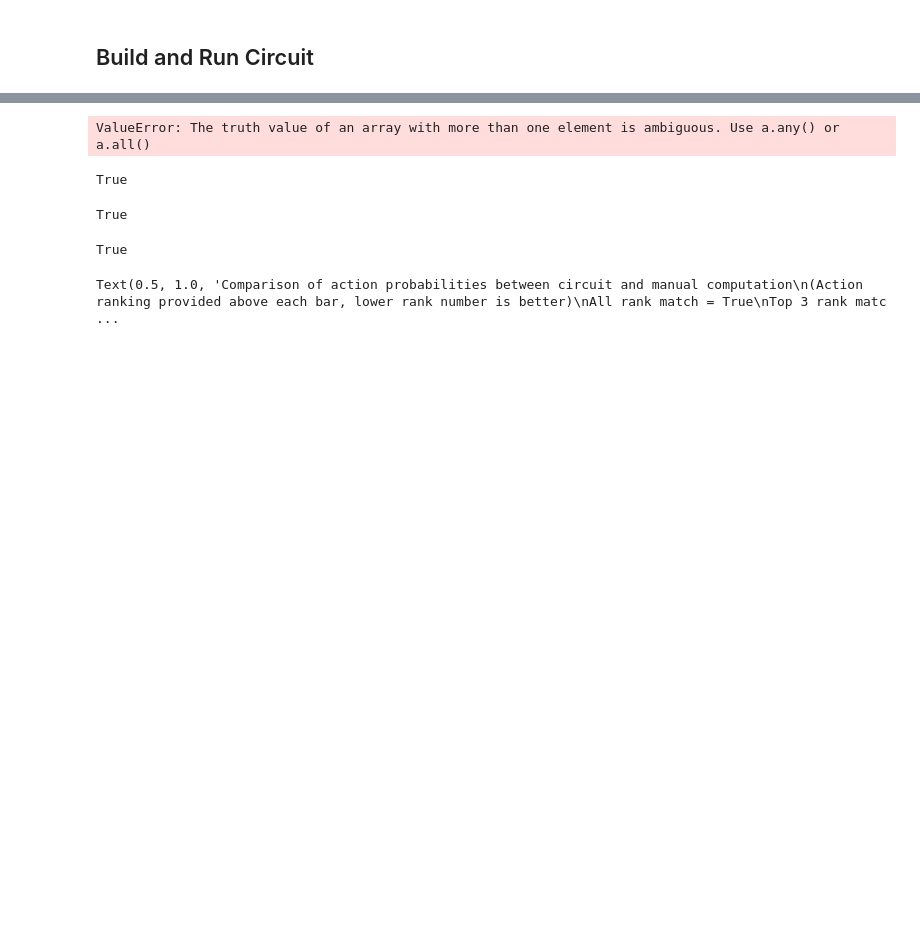
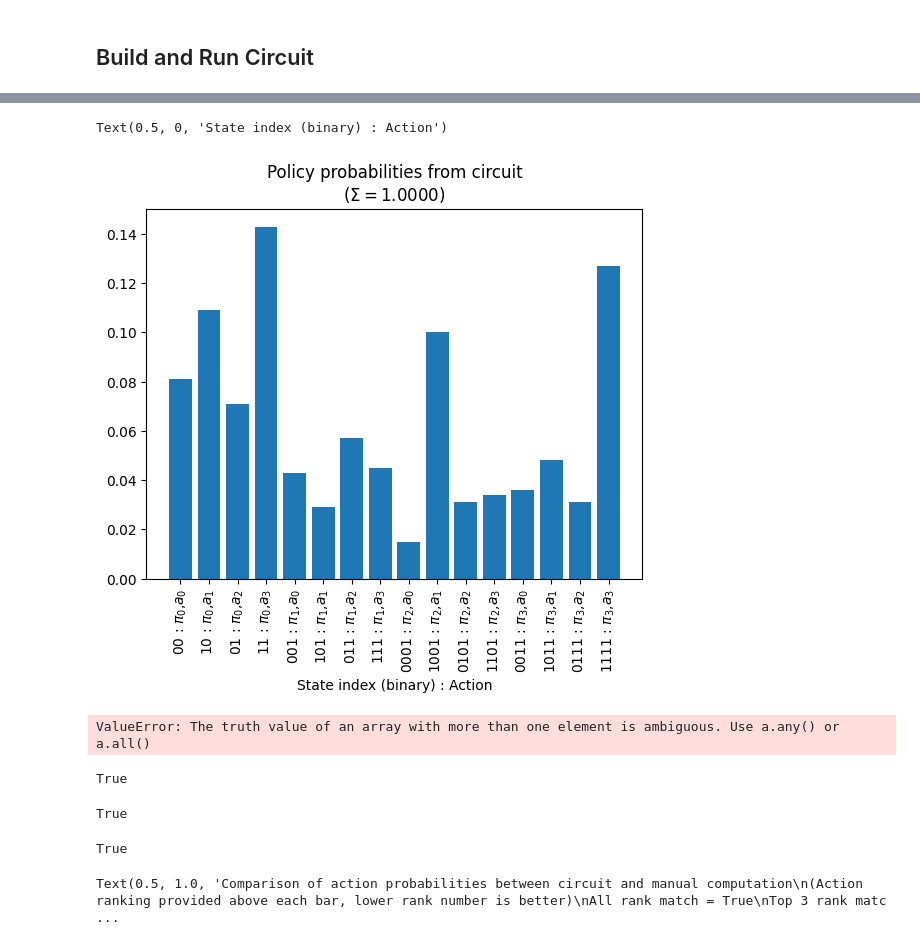
Before and after one commit to news-vt/qnrl, a Jupyter notebook: amplitude-kickback-multipolicy.ipynb, the cells around one changed output, grey strips where cells are left out. Cells and saved outputs as stored; diff of their text form; code cells hidden in the pictures; blank space fills up the shorter version.

Commit message:
Sample policy+action qubits

```diff
--- a/amplitude-kickback-multipolicy.ipynb
+++ b/amplitude-kickback-multipolicy.ipynb
@@ -593,3 +597,16 @@ Text(0.5, 0, 'State index (binary) : Action')
+# %%
+### Probabilities derived from measuring the returns qubits in the circuit.
+### NOTE - I've found that the result plotted below will be scaled by a factor of 1/n_actions.
+
+pairs = [(p,a) for p in range(n_policies) for a in range(n_actions)]
+
+plt.bar(np.arange(len(pairs)), probs_policies_actions)
+plt.xticks(np.arange(len(pairs)), [f"{i:0{d_policies}b}"[::-1] + f" : $\\pi_{{{p}}}$,$a_{{{a}}}$" for i, (p,a) in enumerate(pairs)], rotation=90)
+plt.title(f"Policy probabilities from circuit\n($\\Sigma = {probs_actions.sum():.4f}$)")
+plt.xlabel("State index (binary) : Action")
+# %% [output]
+Text(0.5, 0, 'State index (binary) : Action')
+[figure, added]
 # %%
 from collections import namedtuple
 ActionRank = namedtuple("ActionRank", ["action", "rank"])
```
Also changed, not shown: parts of 11 cells of this notebook.
